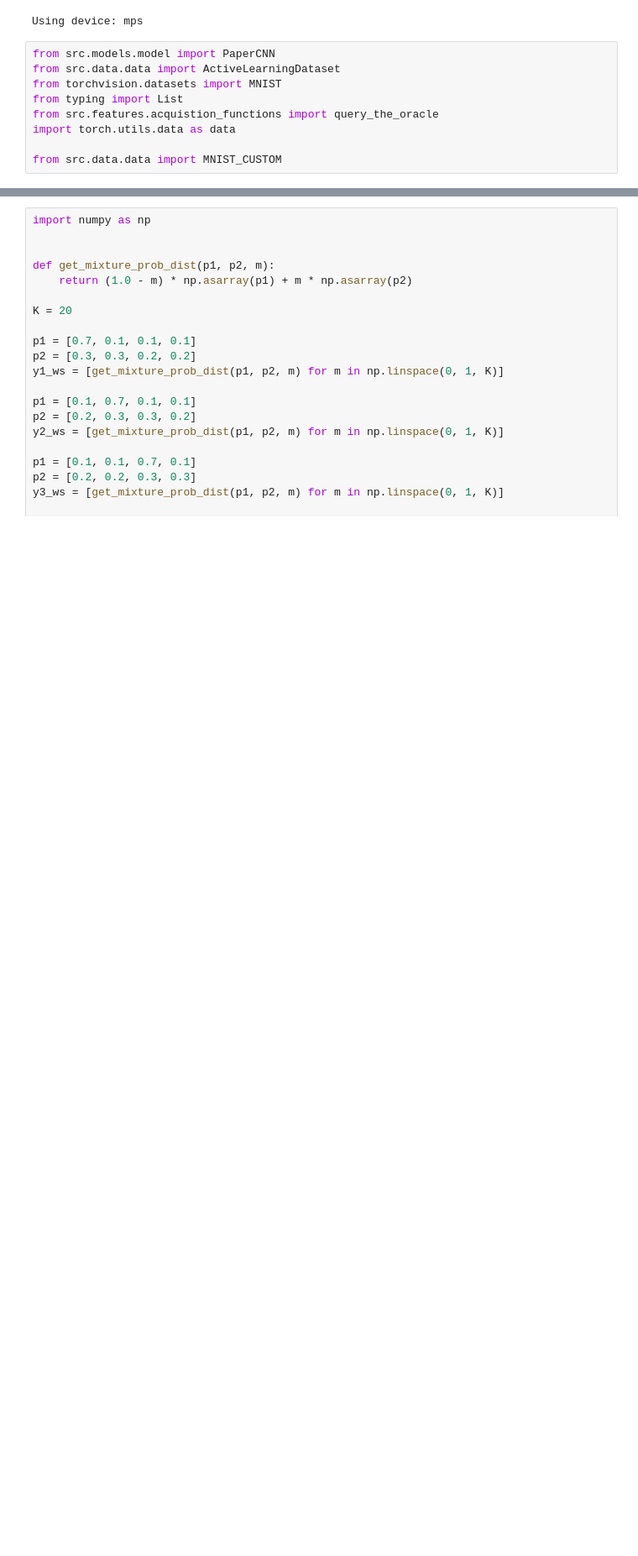
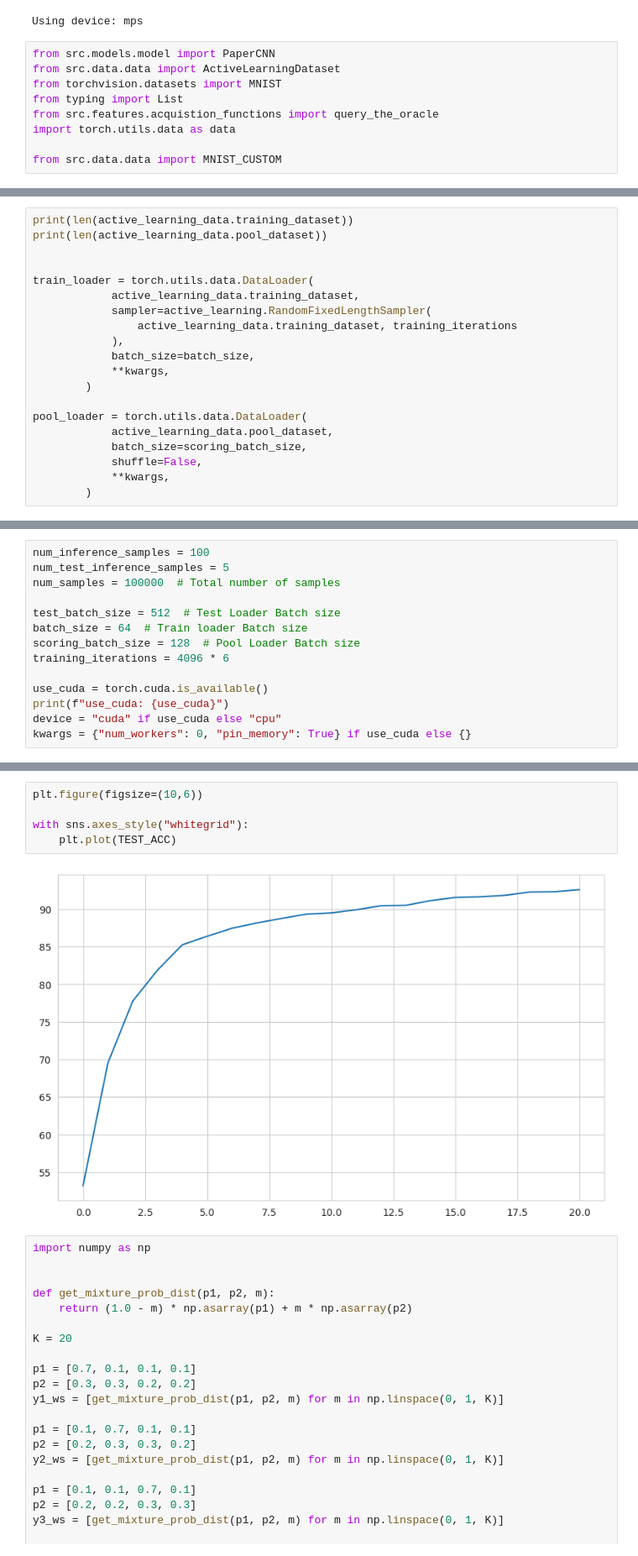
Before and after one commit to MadsBirch/bayesian-active-learning, a Jupyter notebook: notebooks/BatchBALD.ipynb, the cells around one changed output, grey strips where cells are left out. Shown: that part at 84% size. Drawn from its saved outputs; the diff is of its cells as text; blank space fills up the shorter version.

```diff
--- a/notebooks/BatchBALD.ipynb
+++ b/notebooks/BatchBALD.ipynb
@@ -63,0 +135,20 @@ from src.data.data import MNIST_CUSTOM
+# %%
+print(len(active_learning_data.training_dataset))
+print(len(active_learning_data.pool_dataset))
+
+
+train_loader = torch.utils.data.DataLoader(
+            active_learning_data.training_dataset,
+            sampler=active_learning.RandomFixedLengthSampler(
+                active_learning_data.training_dataset, training_iterations
+            ),
+            batch_size=batch_size,
+            **kwargs,
+        )
+
+pool_loader = torch.utils.data.DataLoader(
+            active_learning_data.pool_dataset,
+            batch_size=scoring_batch_size,
+            shuffle=False,
+            **kwargs,
+        )
@@ -63,0 +294,14 @@ from src.data.data import MNIST_CUSTOM
+# %%
+num_inference_samples = 100
+num_test_inference_samples = 5
+num_samples = 100000  # Total number of samples
+
+test_batch_size = 512  # Test Loader Batch size
+batch_size = 64  # Train loader Batch size
+scoring_batch_size = 128  # Pool Loader Batch size
+training_iterations = 4096 * 6
+
+use_cuda = torch.cuda.is_available()
+print(f"use_cuda: {use_cuda}")
+device = "cuda" if use_cuda else "cpu"
+kwargs = {"num_workers": 0, "pin_memory": True} if use_cuda else {}
@@ -136,3 +514,10 @@ IndexError: index 59854 is out of bounds for axis 0 with size 59780
+# %%
+plt.figure(figsize=(10,6))
+
+with sns.axes_style("whitegrid"):
+    plt.plot(TEST_ACC)
+# %% [output]
+[figure, added]
 # %%
 import numpy as np
 
```
Also changed, not shown: parts of 13 cells of this notebook, 29 other files.
